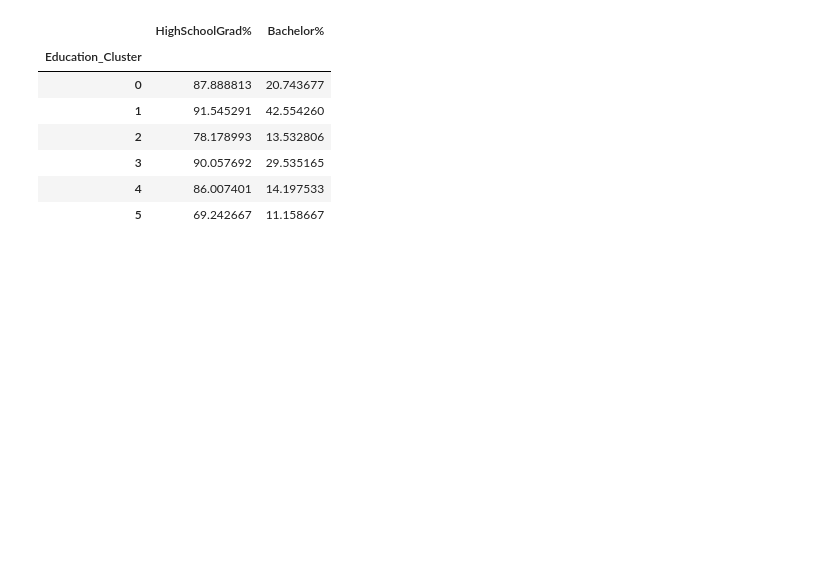
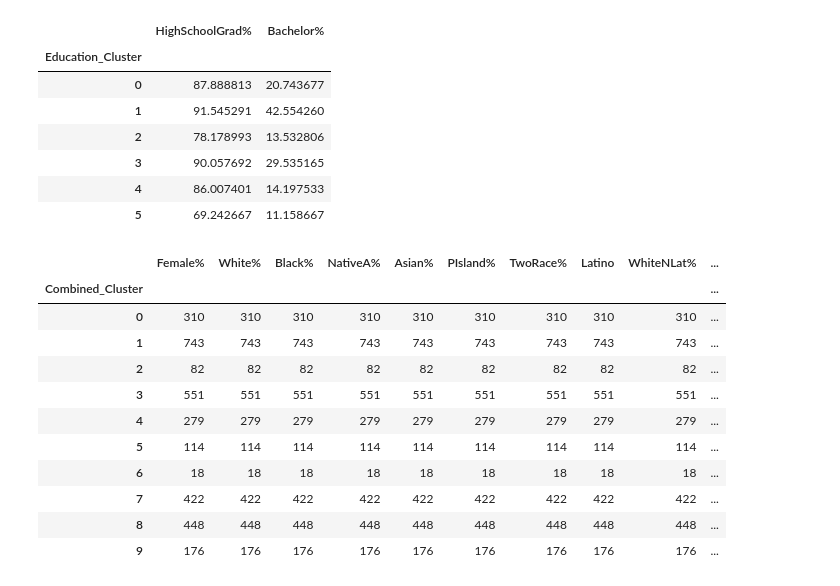
Before and after one commit to cgels/ElectionAnalysis, a Jupyter notebook: ClusterAnalysis.ipynb, the cells around one changed output. Drawn from its saved outputs; the diff is of its cells as text; code cells hidden in the pictures; blank space fills up the shorter version.

Commit message:
Added combined Demographic/Economic cluster

```diff
--- a/ClusterAnalysis.ipynb
+++ b/ClusterAnalysis.ipynb
@@ -311,4 +311,8 @@ df.groupby("Housing_Cluster").count()
 7 rows × 60 columns
+# %%
+combined_vars=demographic_vars+economic_vars
+model=AgglomerativeClustering(n_clusters=10)
+df['Combined_Cluster']=model.fit_predict(df[combined_vars])
 # %%
 df2=pd.read_csv("data/US_County_Level_Presidential_Results_12-16.csv")
 df2=df2.drop('Unnamed: 0',axis=1)
@@ -402,3 +406,22 @@ df.groupby('Education_Cluster').mean()[education_vars]
 #merged.groupby(['Education_Cluster','Demographic_Cluster']).mean()[["per_point_diff_2016","per_point_diff_2012",'change']]
 # %%
 merged.to_csv("ClustersCountiesVoting.csv")
+# %%
+combined_vars=demographic_vars+economic_vars
+model=AgglomerativeClustering(n_clusters=10)
+df['Combined_Cluster']=model.fit_predict(df[combined_vars])
+# %%
+df.groupby('Combined_Cluster').count()[combined_vars]
+# %% [output]
+|  | Female% | White% | Black% | NativeA% | Asian% | PIsland% | TwoRace% | Latino | WhiteNLat% | ... |
+| Combined_Cluster |  |  |  |  |  |  |  |  |  | ... |
+| 0 | 310 | 310 | 310 | 310 | 310 | 310 | 310 | 310 | 310 | ... |
+| 1 | 743 | 743 | 743 | 743 | 743 | 743 | 743 | 743 | 743 | ... |
+| 2 | 82 | 82 | 82 | 82 | 82 | 82 | 82 | 82 | 82 | ... |
+| 3 | 551 | 551 | 551 | 551 | 551 | 551 | 551 | 551 | 551 | ... |
+| 4 | 279 | 279 | 279 | 279 | 279 | 279 | 279 | 279 | 279 | ... |
+| 5 | 114 | 114 | 114 | 114 | 114 | 114 | 114 | 114 | 114 | ... |
+| 6 | 18 | 18 | 18 | 18 | 18 | 18 | 18 | 18 | 18 | ... |
+| 7 | 422 | 422 | 422 | 422 | 422 | 422 | 422 | 422 | 422 | ... |
+| 8 | 448 | 448 | 448 | 448 | 448 | 448 | 448 | 448 | 448 | ... |
+| 9 | 176 | 176 | 176 | 176 | 176 | 176 | 176 | 176 | 176 | ... |
```
Also changed, not shown: parts of 2 cells of this notebook.
